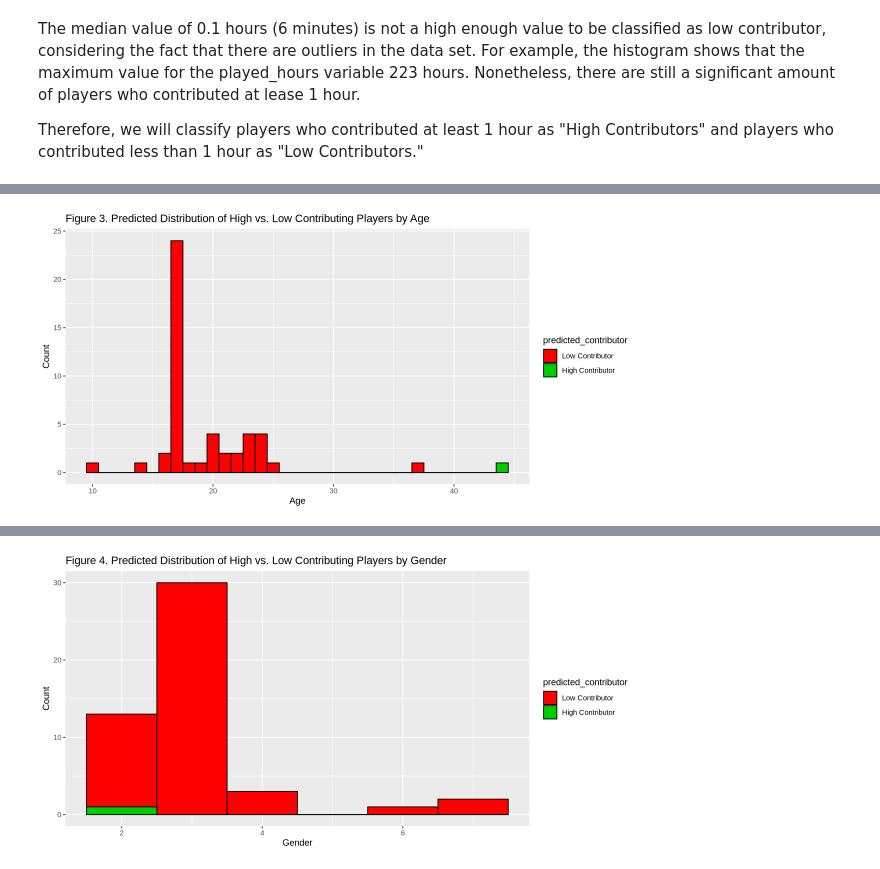
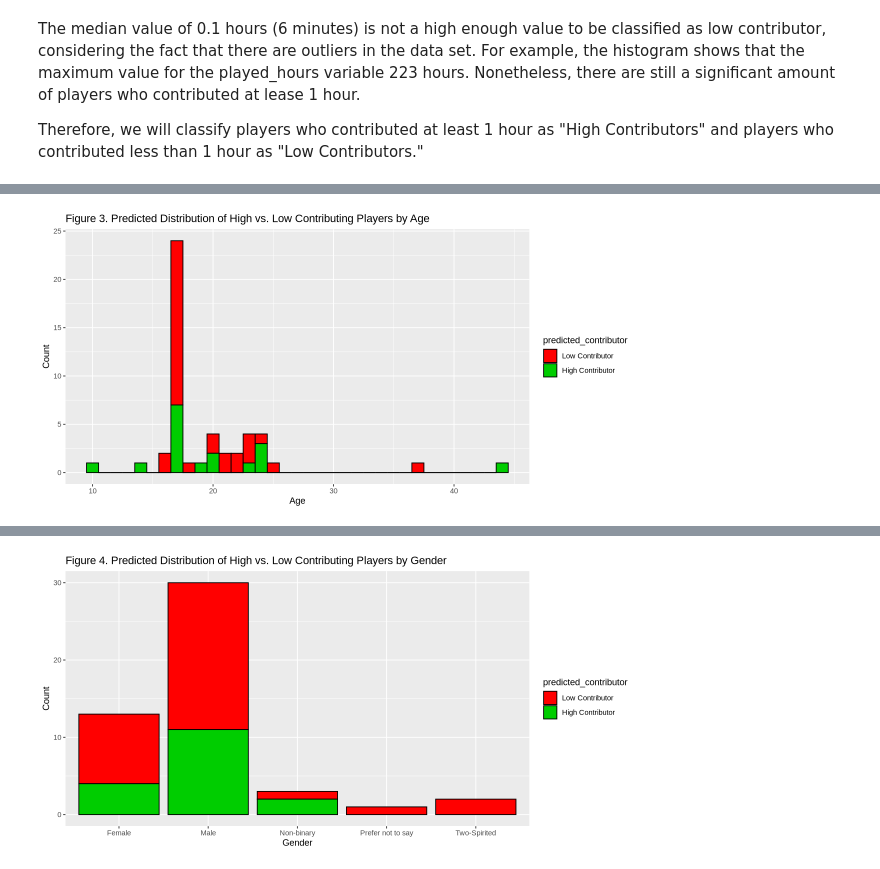
Before and after one commit to Nic917/DSCI-project-, a Jupyter notebook: ipynb_checkpoints/DSCI100_Group_Project_Code-checkpoint.ipynb, the cells around one changed output, grey strips where cells are left out. Cells and saved outputs as stored; diff of their text form; code cells hidden in the pictures.

Commit message:
convert number to type, use recall to find k

```diff
--- a/ipynb_checkpoints/DSCI100_Group_Project_Code-checkpoint.ipynb
+++ b/ipynb_checkpoints/DSCI100_Group_Project_Code-checkpoint.ipynb
@@ -156,27 +149,36 @@ knn_spec <- nearest_neighbor(weight_func = "rectangular", neighbors = tune()) |>
   set_engine("kknn") |>
   set_mode("classification")
 
-training_recipe <- recipe(contributor ~ gender + age + experience + subscribe, data = players_train)
+training_recipe <- recipe(contributor ~ gender + age + experience + subscribe, data = players_train)|>
+                    step_upsample(contributor, over_ratio = 1, skip = TRUE)
 
-k_vals <- tibble(neighbors = seq(from = 2, to = 10, by = 1))
+k_vals <- tibble(neighbors = seq(from = 1, to = 20, by = 1))
 
 training_vfold <- vfold_cv(players_train, v = 5, strata = contributor)
+
+custom_metrics <- metric_set(accuracy, recall,precision)
 
 training_fit <- workflow() |>
   add_recipe(training_recipe) |>
   add_model(knn_spec) |>
-  tune_grid(resamples = training_vfold, grid = k_vals) |>
+  tune_grid(resamples = training_vfold, grid = k_vals, metrics = custom_metrics) |>
   collect_metrics()
 
-accuracies <- training_fit |>
-    filter(.metric == "accuracy")
+#accuracies <- training_fit |>
+#    filter(.metric == "accuracy")
 
-cross_val_plot <- ggplot(accuracies, aes(x = neighbors, y = mean))+
+recalls <- training_fit |>
+    filter(.metric == "recall")
+
+#precisions <- training_fit |>
+#    filter(.metric == "precision")
+
+cross_val_plot <- ggplot(recalls, aes(x = neighbors, y = mean))+
     geom_point()+
     geom_line()+
     labs(x = "Neighbours", y = "Accuracy Estimate") +
-    scale_x_continuous(breaks = seq(0, 14, by = 1)) +
-    scale_y_continuous(limits = c(0.4, 1.0)) +
+    #scale_x_continuous(breaks = seq(0, 14, by = 1)) +
+    #scale_y_continuous(limits = c(0.4, 1.0)) +
     ggtitle("Figure 2. K vs. Accuracy Plot")
 cross_val_plot
 # %% [output]
@@ -186,7 +188,7 @@ cross_val_plot
 set.seed(9999)
 
 # your code here
-best_k <- accuracies |>
+best_k <- recalls |>
         arrange(desc(mean)) |>
         head(1) |>
         pull(neighbors)
@@ -209,6 +211,7 @@ players_metrics <-  players_predictions|>
 players_conf_mat <- players_predictions|>
     conf_mat(truth = contributor, estimate = .pred_class)
 players_conf_mat
+players_metrics
 # %% [output]
                   Truth
 Prediction         High Contributor Low Contributor
@@ -219,7 +227,11 @@ Prediction         High Contributor Low Contributor
 players_predictions <- players_predictions |>
     mutate(
         predicted_contributor = .pred_class,
-        predicted_contributor = factor(predicted_contributor, levels = c("Low Contributor", "High Contributor")))
+        predicted_contributor = factor(predicted_contributor, levels = c("Low Contributor", "High Contributor")),
+        #Convert numeric values back to categorical values
+        gender = factor(gender, levels = 1:7, labels = c("Agender", "Female", "Male", "Non-binary", "Other", "Prefer not to say", "Two-Spirited")),
+        experience = factor(experience, levels = 1:5, labels = c("Amateur", "Beginner", "Pro", "Regular", "Veteran")),
+        subscribe = factor(subscribe, levels = 1:2, labels = c("FALSE", "TRUE")))
 # %%
 #create a histogram showing the distributions of high and low contributors by age
 options(repr.plot.width = 10, repr.plot.height = 5)
@@ -230,11 +242,11 @@ age_contributor_plot <- ggplot(players_predictions, aes(x = age, fill = predicte
   ggtitle("Figure 3. Predicted Distribution of High vs. Low Contributing Players by Age")
 age_contributor_plot
 # %% [output]
-[figure, old version]
+[figure, new version]
 # %%
 #create a histogram showing the distributions of high and low contributors by gender
 gender_contributor_plot <- ggplot(players_predictions, aes(x = gender, fill = predicted_contributor)) +
-  geom_histogram(binwidth = 1, color = "black") +
+  geom_bar(binwidth = 1, color = "black") +
   scale_fill_manual(values = c("Low Contributor" = "red", "High Contributor" = "green3")) +
   labs(x = "Gender", y = "Count") +
   ggtitle("Figure 4. Predicted Distribution of High vs. Low Contributing Players by Gender")
@@ -243,4 +257,4 @@ gender_contributor_plot
-[figure, old version]
+[figure, new version]
 # %%
 #create a histogram showing the distributions of high and low contributors by experience level
 experience_contributor_plot <- ggplot(players_predictions, aes(x = experience, fill = predicted_contributor)) +
```
Also changed, not shown: parts of 8 cells of this notebook.
